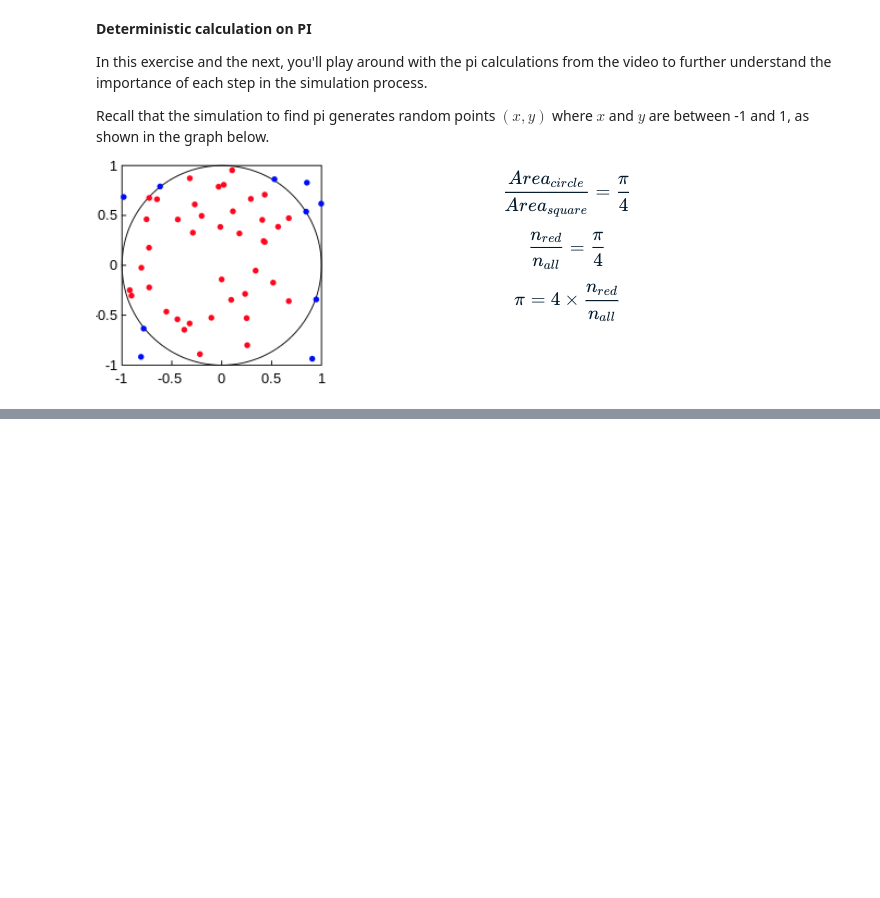
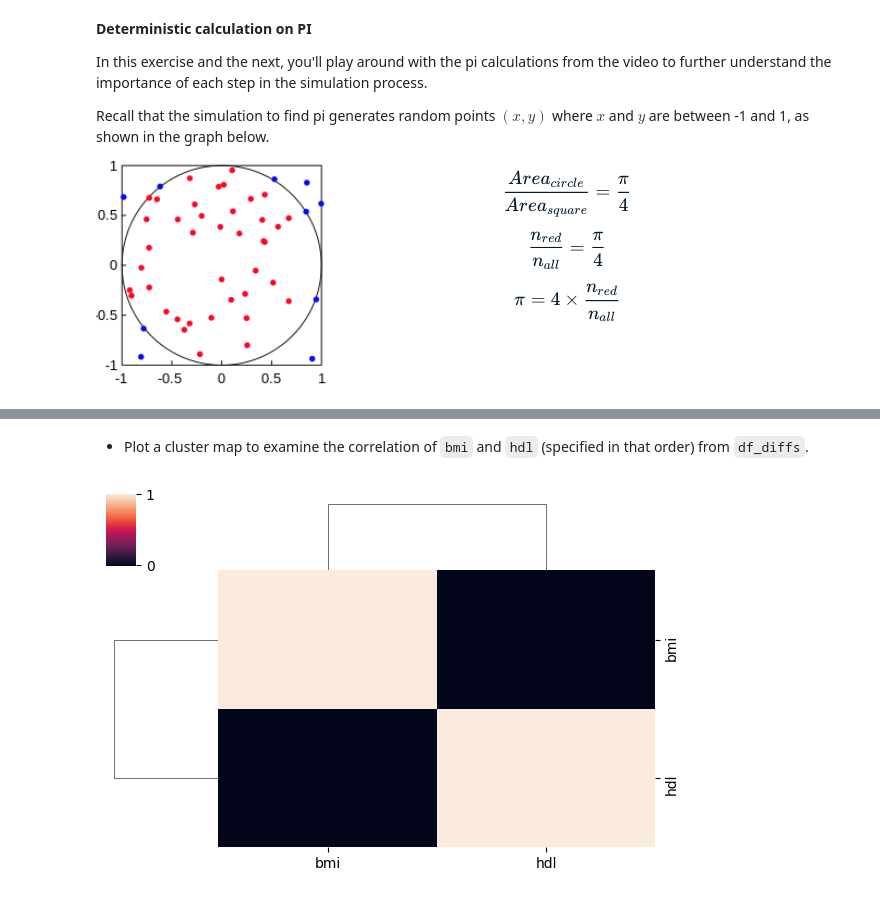
Before and after one commit to tongxizh/SLM_Credit_Risk, a Jupyter notebook: Monte Carlo Simulation Example and Code.ipynb, the cells around one changed output, grey strips where cells are left out. Saved outputs shown, nothing was run; the diff lists cells and outputs as text; code cells hidden in the pictures; blank space fills up the shorter version.

```diff
--- a/Monte Carlo Simulation Example and Code.ipynb
+++ b/Monte Carlo Simulation Example and Code.ipynb
@@ -118,0 +593,8 @@ print(pi)
+# %% [markdown]
+* Plot a cluster map to examine the correlation of `bmi` and `hdl` (specified in that order) from `df_diffs`.
+# %%
+# Plot a cluster map of the correlation between bmi and hdl
+sns.clustermap(df_diffs[["bmi","hdl"]].corr(), figsize=(6, 4))
+plt.show()
+# %% [output]
+[figure, added]
```
Also changed, not shown: parts of 67 cells of this notebook.
